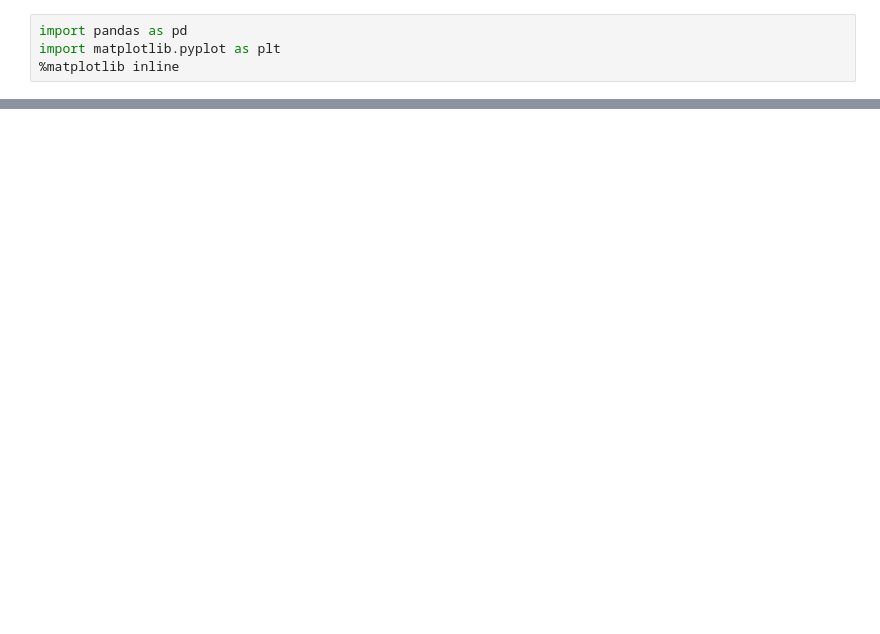
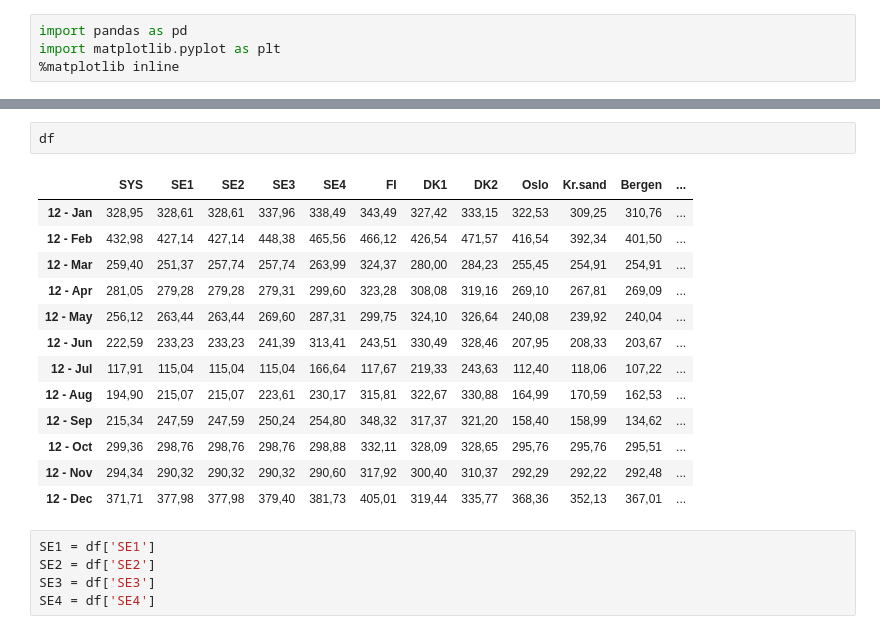
Before and after one commit to siminh86/NordPole_Price, a Jupyter notebook: Monthly/csv/01.elspot-prices_2012_monthly.ipynb, the cells around one changed output, grey strips where cells are left out. Drawn from its saved outputs; the diff is of its cells as text; blank space fills up the shorter version.

```diff
--- a/Monthly/csv/01.elspot-prices_2012_monthly.ipynb
+++ b/Monthly/csv/01.elspot-prices_2012_monthly.ipynb
@@ -14,0 +29,21 @@ df['DateAndTime'] = pd.date_range('1/1/2012', periods=365, freq='M')
+# %%
+df
+# %% [output]
+|  | SYS | SE1 | SE2 | SE3 | SE4 | FI | DK1 | DK2 | Oslo | Kr.sand | Bergen | ... |
+| 12 - Jan | 328,95 | 328,61 | 328,61 | 337,96 | 338,49 | 343,49 | 327,42 | 333,15 | 322,53 | 309,25 | 310,76 | ... |
+| 12 - Feb | 432,98 | 427,14 | 427,14 | 448,38 | 465,56 | 466,12 | 426,54 | 471,57 | 416,54 | 392,34 | 401,50 | ... |
+| 12 - Mar | 259,40 | 251,37 | 257,74 | 257,74 | 263,99 | 324,37 | 280,00 | 284,23 | 255,45 | 254,91 | 254,91 | ... |
+| 12 - Apr | 281,05 | 279,28 | 279,28 | 279,31 | 299,60 | 323,28 | 308,08 | 319,16 | 269,10 | 267,81 | 269,09 | ... |
+| 12 - May | 256,12 | 263,44 | 263,44 | 269,60 | 287,31 | 299,75 | 324,10 | 326,64 | 240,08 | 239,92 | 240,04 | ... |
+| 12 - Jun | 222,59 | 233,23 | 233,23 | 241,39 | 313,41 | 243,51 | 330,49 | 328,46 | 207,95 | 208,33 | 203,67 | ... |
+| 12 - Jul | 117,91 | 115,04 | 115,04 | 115,04 | 166,64 | 117,67 | 219,33 | 243,63 | 112,40 | 118,06 | 107,22 | ... |
+| 12 - Aug | 194,90 | 215,07 | 215,07 | 223,61 | 230,17 | 315,81 | 322,67 | 330,88 | 164,99 | 170,59 | 162,53 | ... |
+| 12 - Sep | 215,34 | 247,59 | 247,59 | 250,24 | 254,80 | 348,32 | 317,37 | 321,20 | 158,40 | 158,99 | 134,62 | ... |
+| 12 - Oct | 299,36 | 298,76 | 298,76 | 298,76 | 298,88 | 332,11 | 328,09 | 328,65 | 295,76 | 295,76 | 295,51 | ... |
+| 12 - Nov | 294,34 | 290,32 | 290,32 | 290,32 | 290,60 | 317,92 | 300,40 | 310,37 | 292,29 | 292,22 | 292,48 | ... |
+| 12 - Dec | 371,71 | 377,98 | 377,98 | 379,40 | 381,73 | 405,01 | 319,44 | 335,77 | 368,36 | 352,13 | 367,01 | ... |
+# %%
+SE1 = df['SE1']
+SE2 = df['SE2']
+SE3 = df['SE3']
+SE4 = df['SE4']
```
Also changed, not shown: parts of 5 cells of this notebook, 9 other files.
